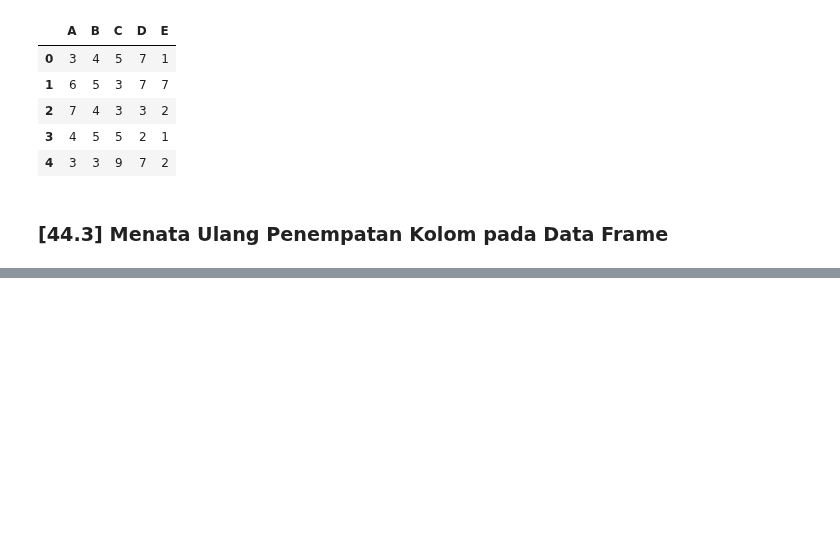
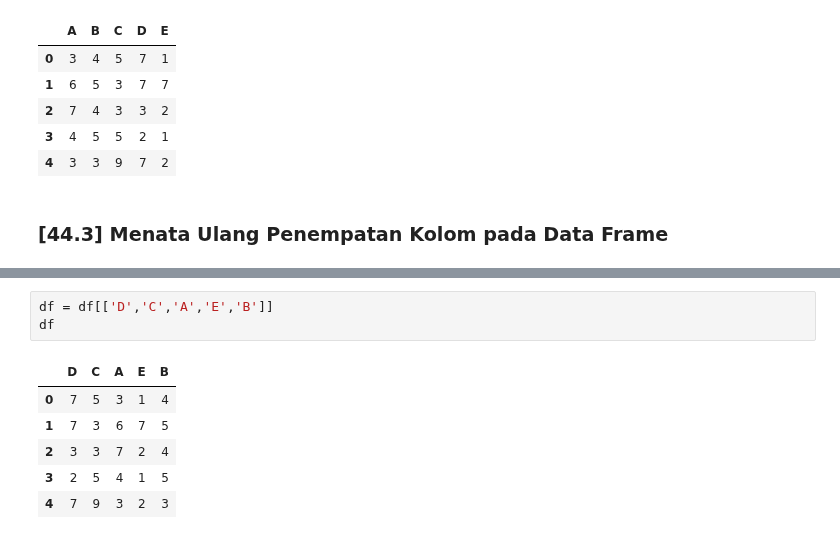
Before and after one commit to meilindazheng/VisualisasiData-Pandas, a Jupyter notebook: Pandas-Week11.ipynb, the cells around one changed output, grey strips where cells are left out. Saved outputs shown, nothing was run; the diff lists cells and outputs as text; blank space fills up the shorter version.

```diff
--- a/Pandas-Week11.ipynb
+++ b/Pandas-Week11.ipynb
@@ -211,0 +228,10 @@ df[]
+# %%
+df = df[['D','C','A','E','B']]
+df
+# %% [output]
+|  | D | C | A | E | B |
+| 0 | 7 | 5 | 3 | 1 | 4 |
+| 1 | 7 | 3 | 6 | 7 | 5 |
+| 2 | 3 | 3 | 7 | 2 | 4 |
+| 3 | 2 | 5 | 4 | 1 | 5 |
+| 4 | 7 | 9 | 3 | 2 | 3 |
```
Also changed, not shown: parts of 2 cells of this notebook.
